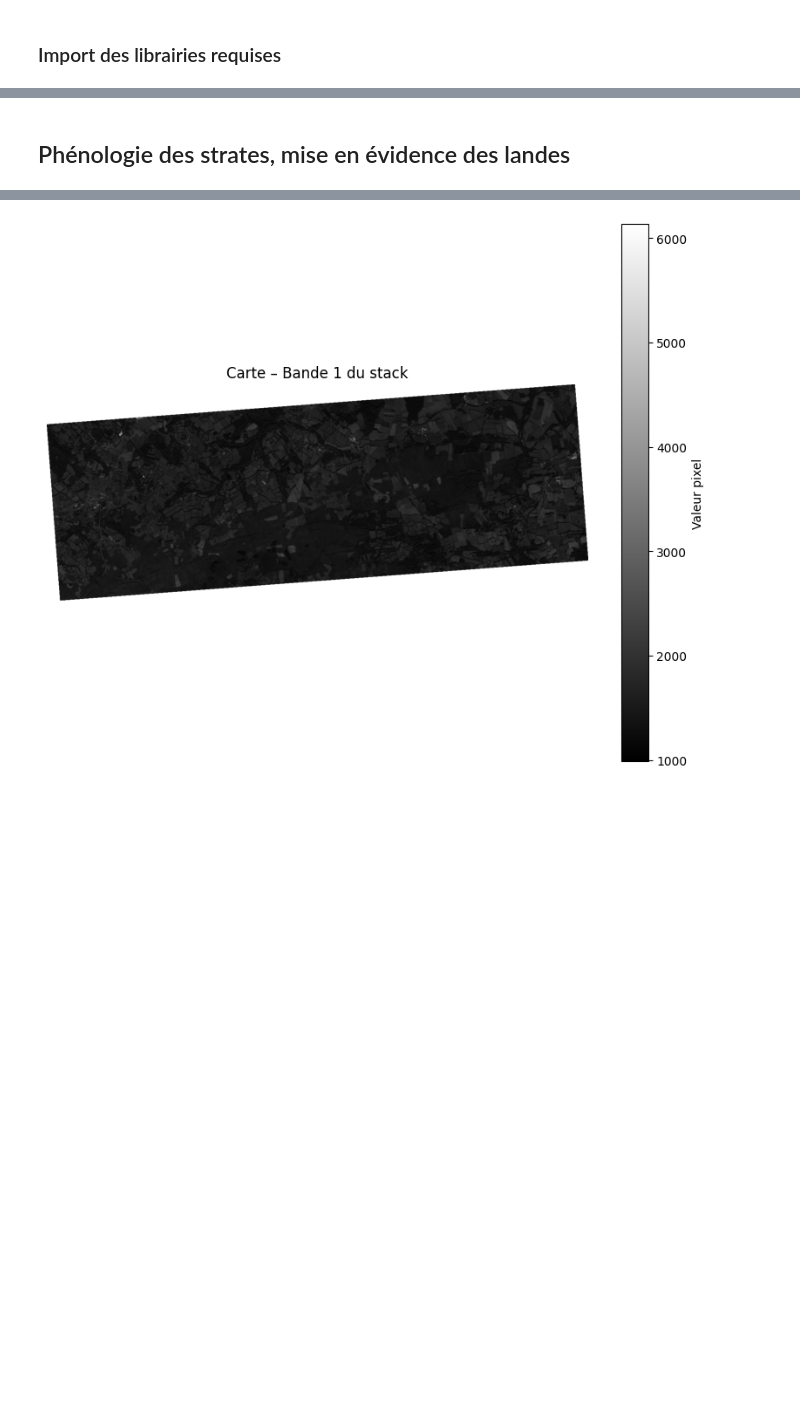
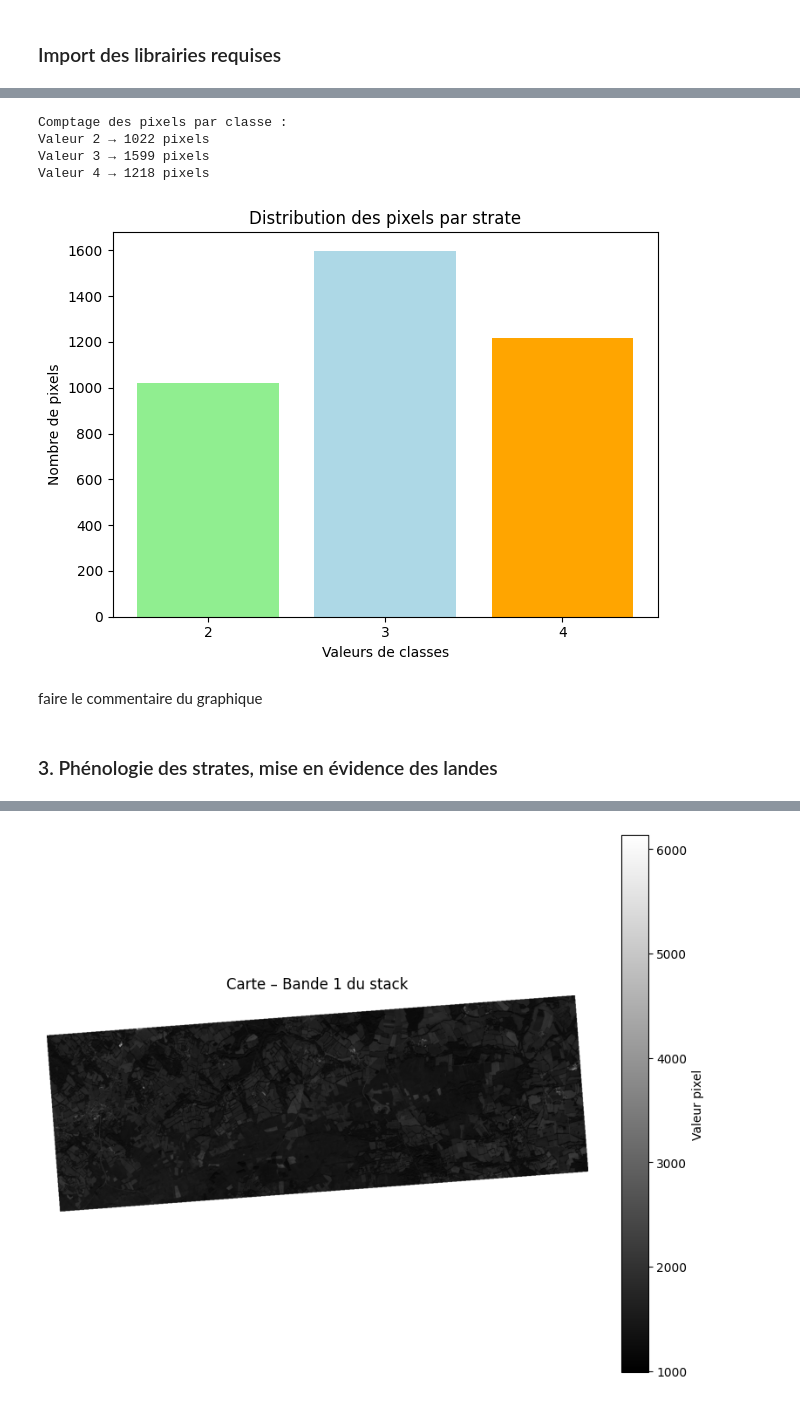
Before and after one commit to MatthieuGoubs/projet_eval_landes, a Jupyter notebook: projet_telea_GOUBERT_MATTHIEU.ipynb, the cells around one changed output, grey strips where cells are left out. Drawn from its saved outputs; the diff is of its cells as text; code cells hidden in the pictures; blank space fills up the shorter version.

```diff
--- a/projet_telea_GOUBERT_MATTHIEU.ipynb
+++ b/projet_telea_GOUBERT_MATTHIEU.ipynb
@@ -157,2 +108,44 @@ Valeur 4 → 1218 pixels
+# %%
+#### Lecture du raster des polygones des strates
+
+arr_out_image = rw.load_img_as_array(out_image, verbose=False)
+arr = arr_out_image[:, :, 0]
+
+# Suppression des valeurs NoData
+if nodata is not None:
+    arr = arr[arr != nodata]
+
+# Décompte des pixels par classe
+vals = arr[arr != 0]
+values, counts = np.unique(vals, return_counts=True)
+print("Comptage des pixels par classe :")
+for v, c in zip(values, counts):
+    print(f"Valeur {v} → {c} pixels")
+# %% [output]
+Comptage des pixels par classe :
+Valeur 2 → 1022 pixels
+Valeur 3 → 1599 pixels
+Valeur 4 → 1218 pixels
+# %%
+#### Mise en place du diagramme en barres
+
+# Choix des couleurs
+mes_couleurs = ["lightgreen", "lightblue", "orange"]
+
+# Diagramme en barres avec couleurs personnalisées
+plt.bar(values, counts, color=mes_couleurs)
+plt.xlabel("Valeurs de classes")
+plt.ylabel("Nombre de pixels")
+plt.title("Distribution des pixels par strate")
+plt.xticks(values)
+plt.tight_layout()
+
+# Création, stockage et visualisation du diagramme
+plt.savefig("/home/onyxia/work/results/diag_baton_nb_pix_by_class.png", dpi=300)  # nom du fichier et résolution
+plt.show()
+# %% [output]
+[figure, added]
+# %% [markdown]
+faire le commentaire du graphique
 # %% [markdown]
-## Phénologie des strates, mise en évidence des landes
+### 3. Phénologie des strates, mise en évidence des landes
```
Also changed, not shown: parts of 35 cells of this notebook, 1 other file.
